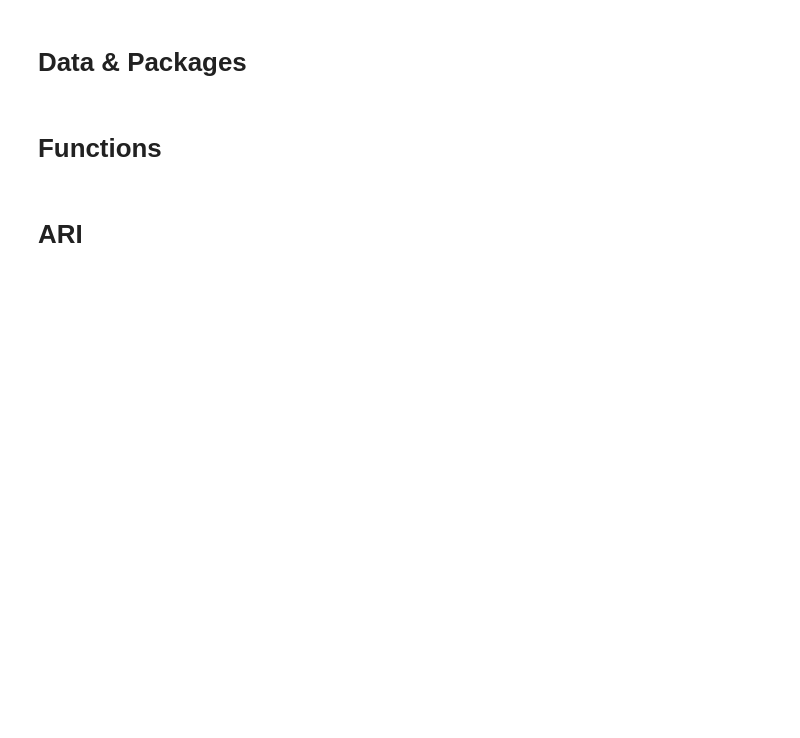
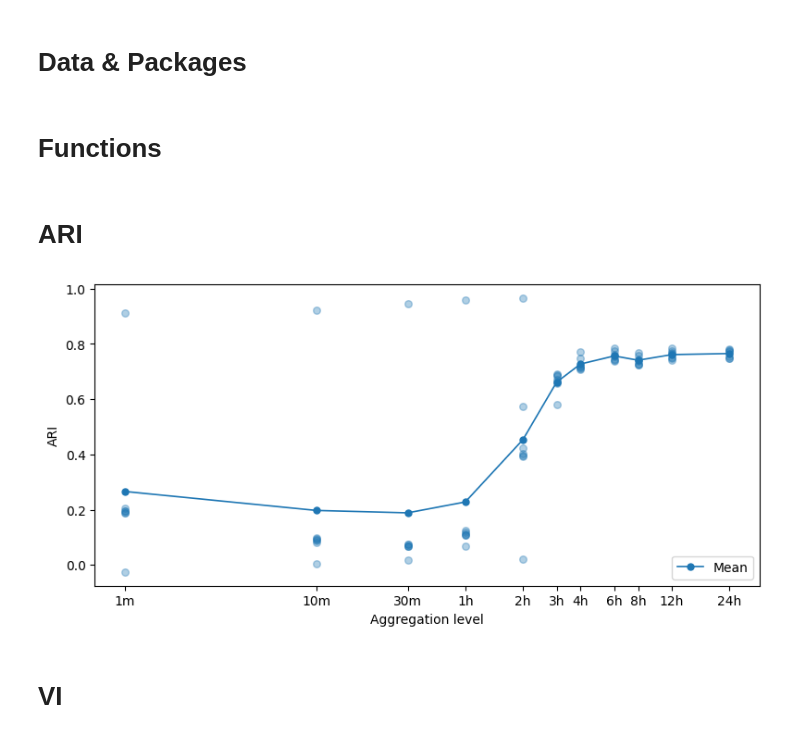
Before and after one commit to Tarun-Rajan99/MSc-Project, a Jupyter notebook: 04_code/drop_analysis/drop_src_comps/drop_src_comps.ipynb, the cells around one changed output. Drawn from its saved outputs; the diff is of its cells as text; code cells hidden in the pictures; blank space fills up the shorter version.

```diff
--- a/04_code/drop_analysis/drop_src_comps/drop_src_comps.ipynb
+++ b/04_code/drop_analysis/drop_src_comps/drop_src_comps.ipynb
@@ -72,7 +72,8 @@ def build_features(df, agg_minutes):
             log_n_events = pl.col('n_events').log(),
             #log_n_distinct_src = pl.col('n_distinct_src').log(),
             log_n_distinct_dest = pl.col('n_distinct_dest').log(),
-        ).collect()
+        ).sort(['src_user', 'bucket'])
+        .collect()
         )
 # %%
 # Slice the data to get the relevant week
@@ -245,3 +246,27 @@ levels = {'1 min': 1/60, '10 min': 1/6, '30 min': 0.5, '1 h': 1,
 # ARI
 # %%
 ari_results = {name: ari_by_week(df, h, k_optimal) for name, h in levels.items()}
+# %%
+# Plot of ARIs & mean for each aggregtion level
+fig, ax = plt.subplots(figsize=(8, 4))
+
+agg_levels = np.array([h for _, h in levels.items() ])
+adj_rand = [np.array(list(ari_results[name].values())) for name in levels]
+
+means = np.array([ari.mean() for ari in adj_rand])
+
+for x, aris in zip(agg_levels, adj_rand):
+    ax.scatter(x * np.ones(len(aris)), aris, color='tab:blue', alpha=0.35, s=30, zorder=2)
+
+ax.plot(agg_levels, means , marker='o', ms=5, lw=1.2, zorder=3, label='Mean')
+
+ax.set_xscale('log')
+ax.set_xticks(agg_levels)
+ax.set_xticklabels(['1m','10m','30m','1h','2h','3h','4h','6h','8h','12h','24h'])
+ax.minorticks_off()
+ax.set_xlabel('Aggregation level')
+ax.set_ylabel('ARI')
+ax.legend(loc='lower right')
+plt.tight_layout()
+# %% [output]
+[figure, added]
@@ -247,0 +285,2 @@ ari_results = {name: ari_by_week(df, h, k_optimal) for name, h in levels.items()
+# %% [markdown]
+# VI
```
Also changed, not shown: parts of 14 cells of this notebook, 4 other files.
